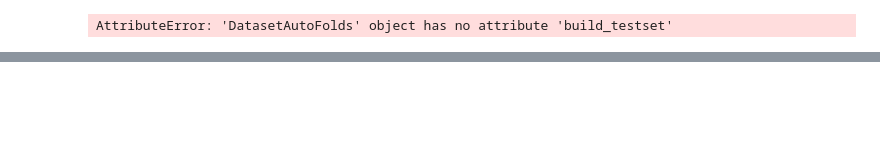
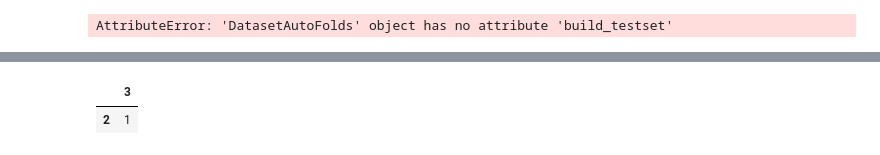
Before and after one commit to sabarishchockalingam2017/movieRec, a Jupyter notebook: notebooks/develop/MovieRec.ipynb, the cells around one changed output, grey strips where cells are left out. Saved outputs shown, nothing was run; the diff lists cells and outputs as text; code cells hidden in the pictures; blank space fills up the shorter version.

```diff
--- a/notebooks/develop/MovieRec.ipynb
+++ b/notebooks/develop/MovieRec.ipynb
@@ -289,0 +292,7 @@ algo.test(test_data2)
+# %%
+userinput = pd.DataFrame([1],[2],[3])
+# %%
+userinput.head()
+# %% [output]
+|  | 3 |
+| 2 | 1 |
```
Also changed, not shown: parts of 2 cells of this notebook, 7 other files.
